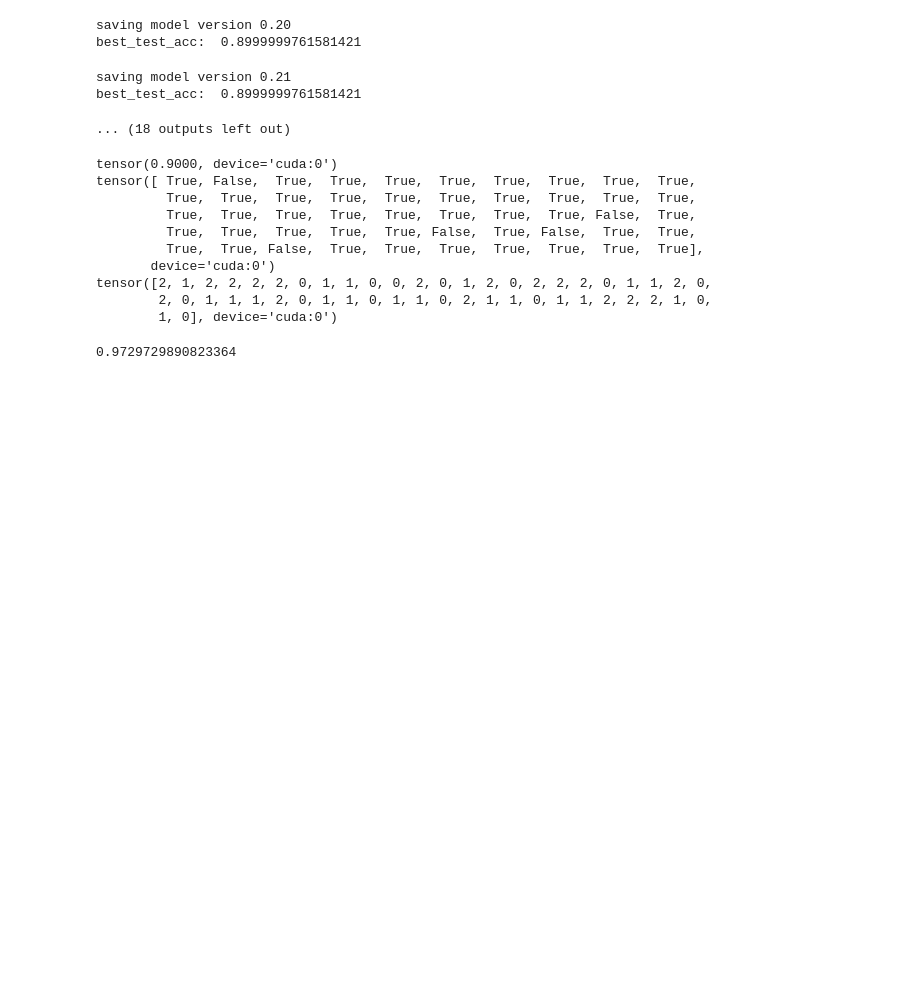
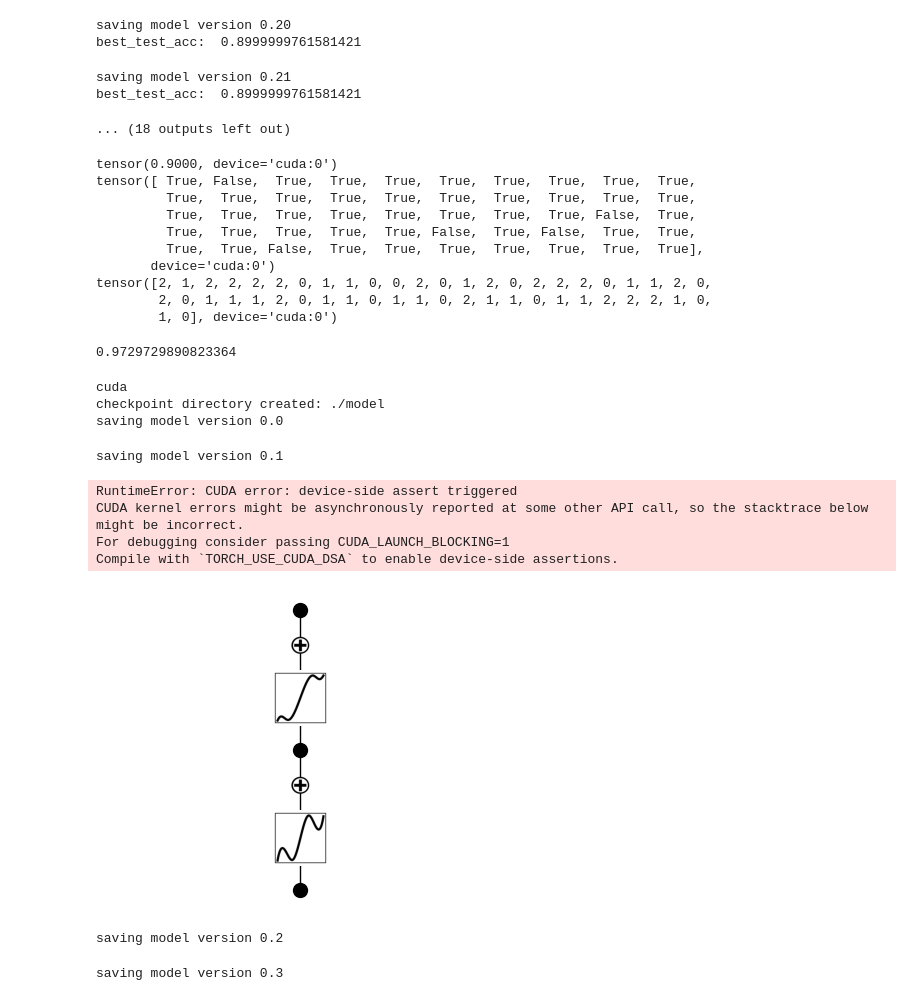
Before and after one commit to Ewangelina/magPub, a Jupyter notebook: Untitled.ipynb, the cells around one changed output. Saved outputs shown, nothing was run; the diff lists cells and outputs as text; code cells hidden in the pictures; blank space fills up the shorter version.

```diff
--- a/Untitled.ipynb
+++ b/Untitled.ipynb
@@ -214,3 +215,59 @@ tensor([2, 1, 2, 2, 2, 2, 0, 1, 1, 0, 0, 2, 0, 1, 2, 0, 2, 2, 2, 0, 1, 1, 2, 0,
 print(torch.mean((torch.argmax(model(dataset['test_input']), dim=1) == dataset['test_label']).type(dtype)).item())
 # %% [output]
 0.9729729890823364
+# %%
+#FROM EXAMPLE
+from kan import *
+
+device = torch.device('cuda' if torch.cuda.is_available() else 'cpu')
+print(device)
+
+# create a KAN: 2D inputs, 1D output, and 5 hidden neurons. cubic spline (k=3), 5 grid intervals (grid=5).
+model = KAN(width=[2,1,1], grid=3, k=3, seed=2, device=device)
+f = lambda x: torch.exp(torch.special.bessel_j0(20*x[:,[0]]) + x[:,[1]]**2)
+dataset = create_dataset(f, n_var=2, device=device)
+
+# train the model
+model.fit(dataset, opt="LBFGS", steps=20);
+# %% [output]
+cuda
+checkpoint directory created: ./model
+saving model version 0.0
+saving model version 0.1
+# %%
+device = torch.device('cpu')
+
+def wierd_fun(inp):
+    ret = []
+    for el in inp:
+        if el.dim() == 0:
+            if el.item() > 0:
+                ret.append(1)
+            else:
+                ret.append(-1)
+        else:
+            return wierd_fun(el)
+    return torch.from_numpy(np.array(ret)).type(result_type).to(device)
+
+# create a KAN: 2D inputs, 1D output, and 5 hidden neurons. cubic spline (k=3), 5 grid intervals (grid=5).
+model = KAN(width=[1,1,1], grid=3, k=3, seed=2, device=device)
+f = lambda x: wierd_fun(x)
+dataset = create_dataset(f, n_var=1, device=device)
+
+# train the model
+model.fit(dataset, opt="LBFGS", steps=20);
+# %% [output]
+RuntimeError: CUDA error: device-side assert triggered
+CUDA kernel errors might be asynchronously reported at some other API call, so the stacktrace below might be incorrect.
+For debugging consider passing CUDA_LAUNCH_BLOCKING=1
+Compile with `TORCH_USE_CUDA_DSA` to enable device-side assertions.
+# %%
+model.plot()
+# %% [output]
+[figure, added]
+# %%
+model = model.refine(20) #rozszerza grid
+model.fit(dataset, opt="LBFGS", steps=20);
+# %% [output]
+saving model version 0.2
+saving model version 0.3
```
Also changed, not shown: parts of 7 cells of this notebook, 3 other files.
